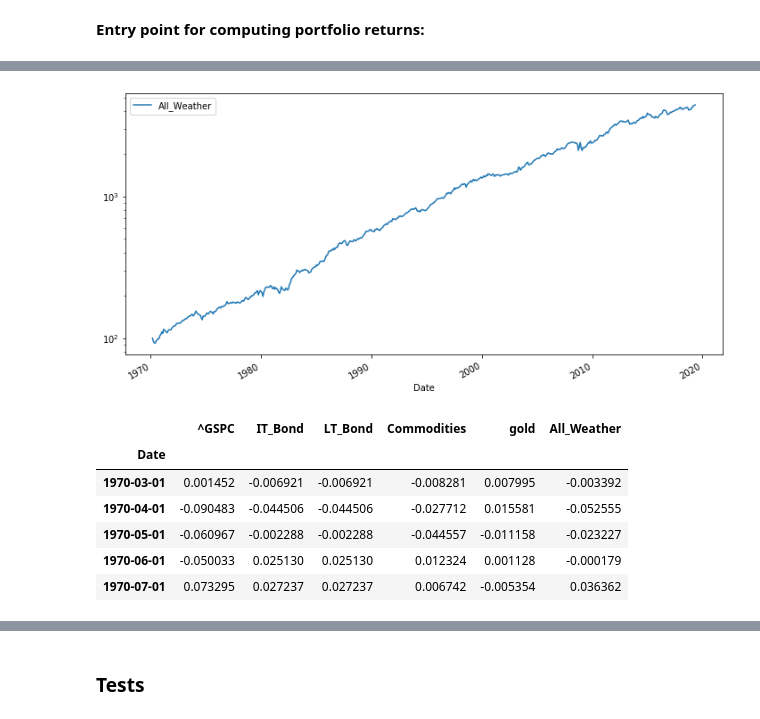
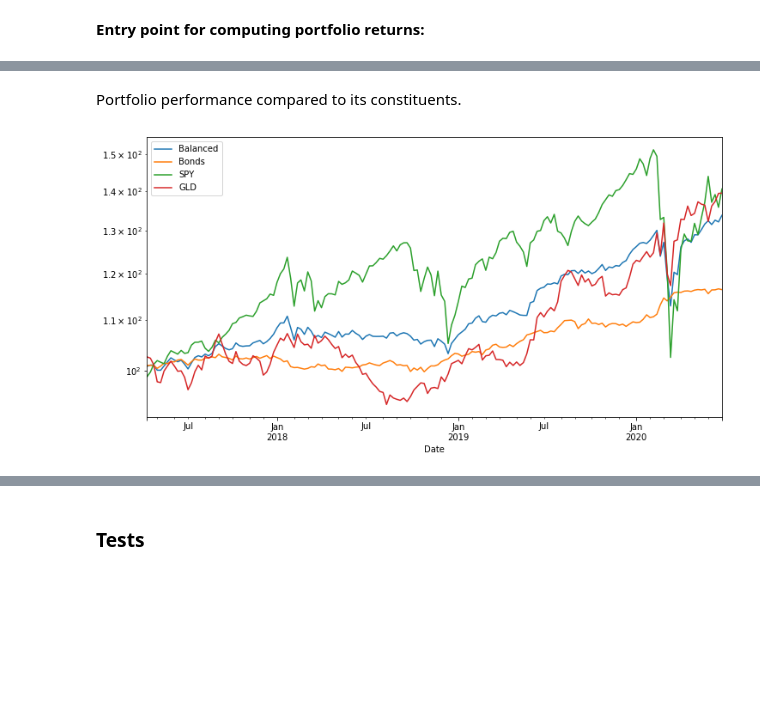
Before and after one commit to rickatx/rfpfolio, a Jupyter notebook: 00_core.ipynb, the cells around one changed output, grey strips where cells are left out. Saved outputs shown, nothing was run; the diff lists cells and outputs as text; code cells hidden in the pictures; blank space fills up the shorter version.

```diff
--- a/00_core.ipynb
+++ b/00_core.ipynb
@@ -659,0 +569,2 @@ df.tail(4)
+# %%
+src_test = PriceSource(r'testdata\2017-Apr', subdir_default='weekly')
@@ -659,0 +583,3 @@ df.tail(4)
+# %%
+# suppose we need to use two sources of bond data to get all the date coverage we want
+bond_spec = SpliceSpec('Bonds', [PSeg('AGG', None), PSeg('IEI', '2019-01')])
@@ -659,0 +588,4 @@ df.tail(4)
+# %%
+pf_asset_wts = [(bond_spec, .33), ('SPY', .33), ('GLD', .33)]
+pf_df = computePortfolioReturns(src_test, pf_asset_wts, "Balanced", 26)
+pf_df.head(2)
@@ -672,16 +609,10 @@ df_pf = computePortfolioReturns2(src1, asset_spec, "All_Weather", 3)
+# %% [markdown]
+Portfolio performance compared to its constituents.
+# %%
+df_components = src_test.load_all_period_returns([spec for spec, _ in pf_asset_wts])
+df_all = pd.concat([pf_df, df_components], axis=1, join='inner')
 # %%
-estats.cum_returns(df_pf, 100).plot.line(figsize=(12,6));
+estats.cum_returns(df_all, 100).plot.line(figsize=(12,6));
 plt.yscale('log')
 # %% [output]
-[figure, old version]
+[figure, new version]
-# %%
-df_all = pd.concat([df, df_pf], axis=1, join='inner')
-df_all.head()
-# %% [output]
-|  | ^GSPC | IT_Bond | LT_Bond | Commodities | gold | All_Weather |
-| Date |  |  |  |  |  |  |
-| 1970-03-01 | 0.001452 | -0.006921 | -0.006921 | -0.008281 | 0.007995 | -0.003392 |
-| 1970-04-01 | -0.090483 | -0.044506 | -0.044506 | -0.027712 | 0.015581 | -0.052555 |
-| 1970-05-01 | -0.060967 | -0.002288 | -0.002288 | -0.044557 | -0.011158 | -0.023227 |
-| 1970-06-01 | -0.050033 | 0.025130 | 0.025130 | 0.012324 | 0.001128 | -0.000179 |
-| 1970-07-01 | 0.073295 | 0.027237 | 0.027237 | 0.006742 | -0.005354 | 0.036362 |
```
Also changed, not shown: parts of 43 cells of this notebook, 4 other files.
